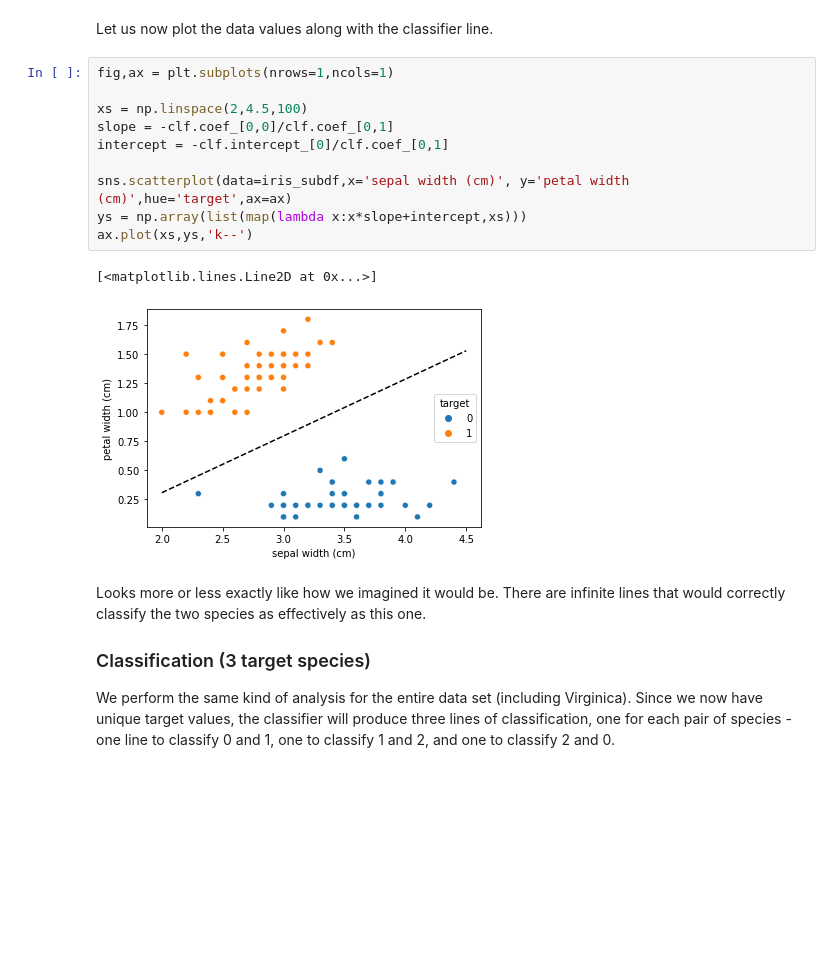
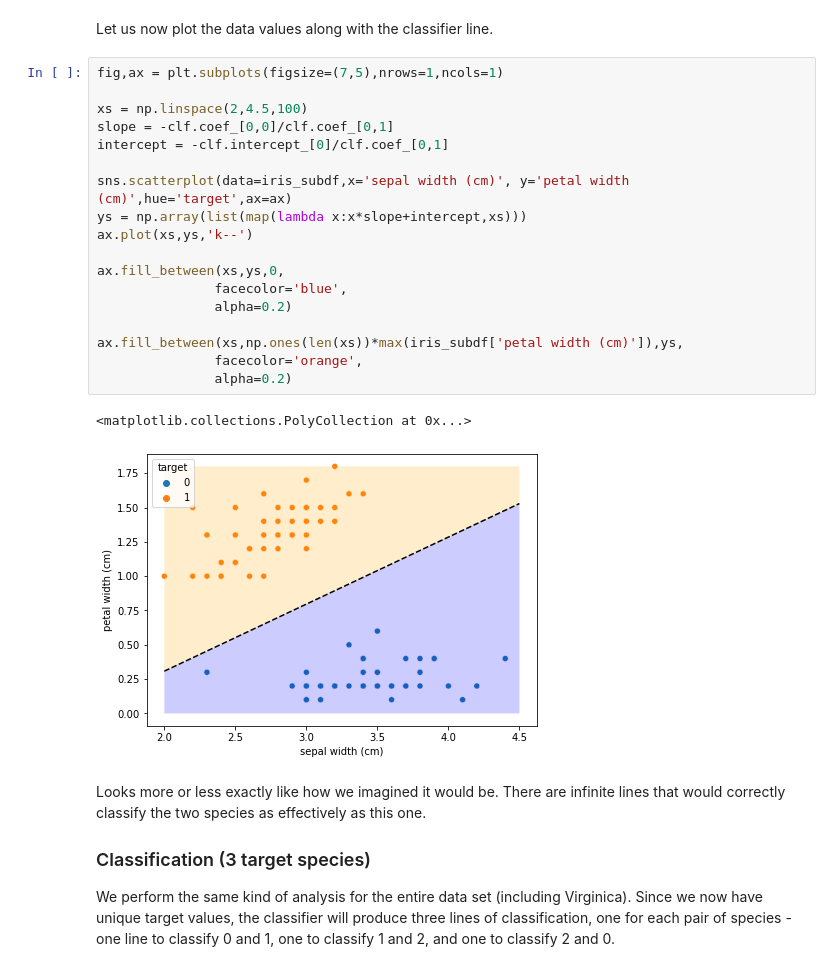
Before and after one commit to srikrishnaa97/jupyter-notebooks, a Jupyter notebook: Supervised Classification with IRIS data set.ipynb, the cells around one changed output. Saved outputs shown, nothing was run; the diff lists cells and outputs as text; blank space fills up the shorter version.

Commit message:
v1.2
Shaded graph regions and added marginal accuracy of model prediction

```diff
--- a/Supervised Classification with IRIS data set.ipynb
+++ b/Supervised Classification with IRIS data set.ipynb
@@ -155,18 +157,26 @@ array([1.34635397])
 # %% [markdown]
 Let us now plot the data values along with the classifier line.
 # %%
-fig,ax = plt.subplots(nrows=1,ncols=1)
+fig,ax = plt.subplots(figsize=(7,5),nrows=1,ncols=1)
 
 xs = np.linspace(2,4.5,100)
 slope = -clf.coef_[0,0]/clf.coef_[0,1]
 intercept = -clf.intercept_[0]/clf.coef_[0,1]
 
 sns.scatterplot(data=iris_subdf,x='sepal width (cm)', y='petal width (cm)',hue='target',ax=ax)
 ys = np.array(list(map(lambda x:x*slope+intercept,xs)))
 ax.plot(xs,ys,'k--')
+
+ax.fill_between(xs,ys,0,
+               facecolor='blue',
+               alpha=0.2)
+
+ax.fill_between(xs,np.ones(len(xs))*max(iris_subdf['petal width (cm)']),ys,
+               facecolor='orange',
+               alpha=0.2)
 # %% [output]
-[<matplotlib.lines.Line2D at 0x...>]
+<matplotlib.collections.PolyCollection at 0x...>
-[figure, old version]
+[figure, new version]
 # %% [markdown]
 Looks more or less exactly like how we imagined it would be. There are infinite lines that would correctly classify the two species as effectively as this one.
 
```
Also changed, not shown: parts of 12 cells of this notebook.
